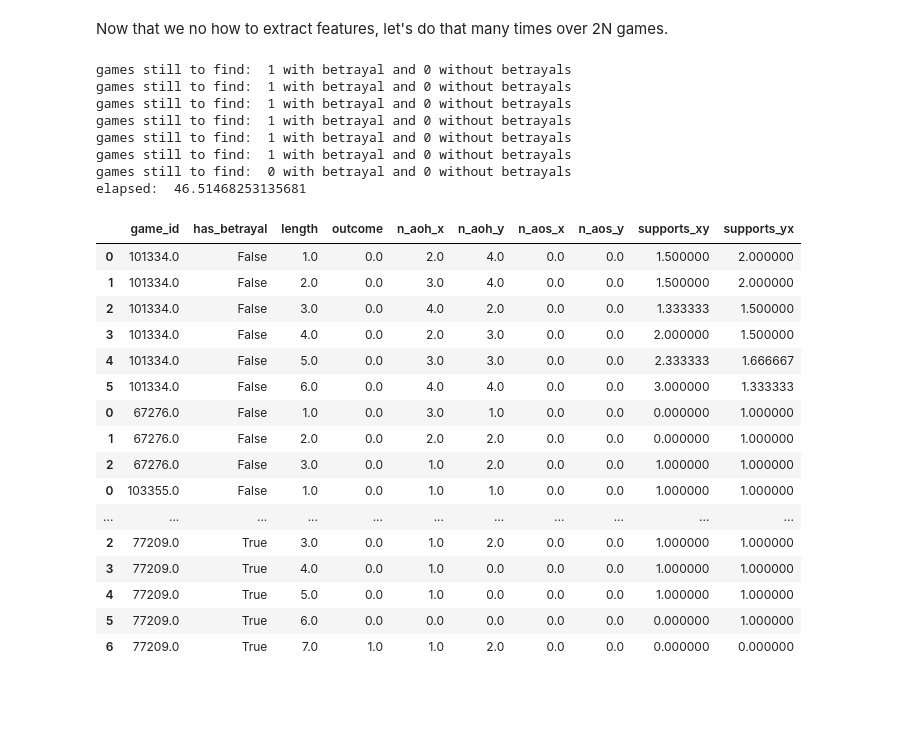
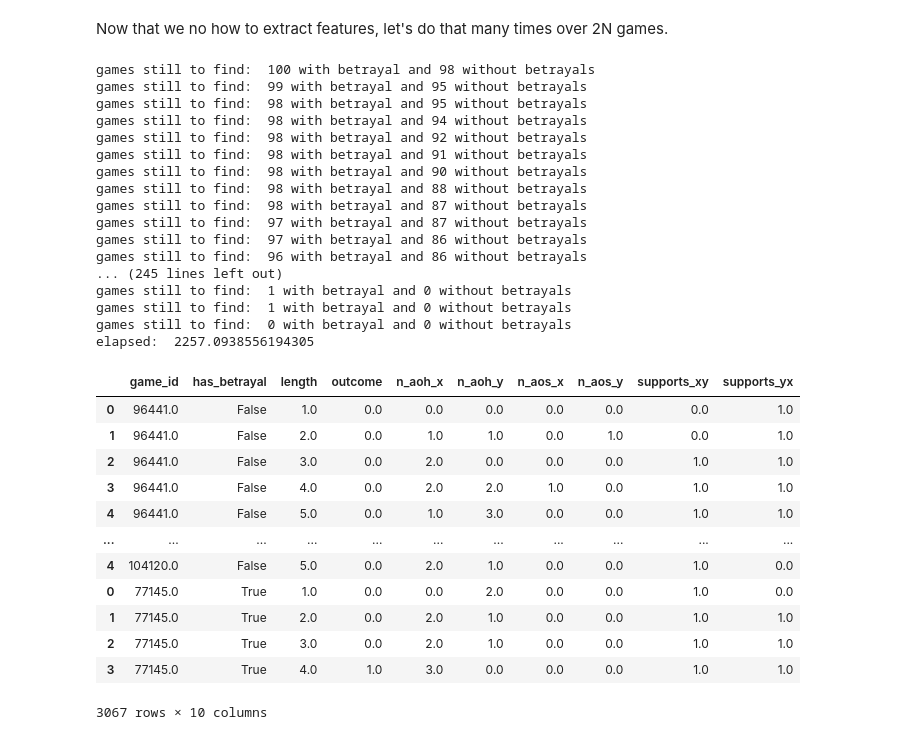
Before and after one commit to epfl-ada/ada-2020-project-milestone-p3-p3_chic, a Jupyter notebook: p4.ipynb, the cells around one changed output. Cells and saved outputs as stored; diff of their text form; code cells hidden in the pictures; blank space fills up the shorter version.

```diff
--- a/p4.ipynb
+++ b/p4.ipynb
@@ -700,7 +700,7 @@ min          2.000000
 max        467.000000
 Name: num_turns, dtype: float64
 # %%
-N = 500
+N = 0
 n_games = N
 verbose = False
 game_ids = []
@@ -879,7 +863,7 @@ get_features(game_id,True , friendship, friendly_orders, hostile_orders)
 Now that we no how to extract features, let's do that many times over 2N games.
 # %%
 ### Code to generate machine learning dataset
-N = 1
+N = 100
 verbose = False
 
 visited_ids = []
@@ -909,52 +893,58 @@ while n_betrayal or n_no_betrayal:
         has_betrayal = False
         if type(friendship[friendship != 0].iloc[-1]) == str:
             # there is a betrayal
             has_betrayal = True
             if n_betrayal:
                 n_betrayal -= 1
                 # todo: find features
         elif n_no_betrayal:
             # there wasn't a betrayal
             n_no_betrayal -= 1
 
         # 2. get the features
         game_features = get_features(game_id, has_betrayal, friendship, friendly_orders, hostile_orders)
         features = pd.concat([features, game_features])
 
 
     print("games still to find:  {} with betrayal and {} without betrayals".format(n_betrayal, n_no_betrayal))
     if verbose:
         print("Valid GAME was found: ", game_id)
         analyse_friendships(friendships)
         print("")
 e = time.time()
 
 print("elapsed: ", e-s)
-features.to_pickle("data/features1/features.pkl")
+## UNCOMMENT to save
+# features.to_pickle("data/features1/features.pkl")
 features
 # %% [output]
-games still to find:  1 with betrayal and 0 without betrayals
-games still to find:  1 with betrayal and 0 without betrayals
-games still to find:  1 with betrayal and 0 without betrayals
-games still to find:  1 with betrayal and 0 without betrayals
+games still to find:  100 with betrayal and 98 without betrayals
+games still to find:  99 with betrayal and 95 without betrayals
+games still to find:  98 with betrayal and 95 without betrayals
+games still to find:  98 with betrayal and 94 without betrayals
+games still to find:  98 with betrayal and 92 without betrayals
+games still to find:  98 with betrayal and 91 without betrayals
+games still to find:  98 with betrayal and 90 without betrayals
+games still to find:  98 with betrayal and 88 without betrayals
+games still to find:  98 with betrayal and 87 without betrayals
+games still to find:  97 with betrayal and 87 without betrayals
+games still to find:  97 with betrayal and 86 without betrayals
+games still to find:  96 with betrayal and 86 without betrayals
+... (245 lines left out)
 games still to find:  1 with betrayal and 0 without betrayals
 games still to find:  1 with betrayal and 0 without betrayals
 games still to find:  0 with betrayal and 0 without betrayals
-elapsed:  46.51468253135681
+elapsed:  2257.0938556194305
 |  | game_id | has_betrayal | length | outcome | n_aoh_x | n_aoh_y | n_aos_x | n_aos_y | supports_xy | supports_yx |
-| 0 | 101334.0 | False | 1.0 | 0.0 | 2.0 | 4.0 | 0.0 | 0.0 | 1.500000 | 2.000000 |
-| 1 | 101334.0 | False | 2.0 | 0.0 | 3.0 | 4.0 | 0.0 | 0.0 | 1.500000 | 2.000000 |
-| 2 | 101334.0 | False | 3.0 | 0.0 | 4.0 | 2.0 | 0.0 | 0.0 | 1.333333 | 1.500000 |
-| 3 | 101334.0 | False | 4.0 | 0.0 | 2.0 | 3.0 | 0.0 | 0.0 | 2.000000 | 1.500000 |
-| 4 | 101334.0 | False | 5.0 | 0.0 | 3.0 | 3.0 | 0.0 | 0.0 | 2.333333 | 1.666667 |
-| 5 | 101334.0 | False | 6.0 | 0.0 | 4.0 | 4.0 | 0.0 | 0.0 | 3.000000 | 1.333333 |
-| 0 | 67276.0 | False | 1.0 | 0.0 | 3.0 | 1.0 | 0.0 | 0.0 | 0.000000 | 1.000000 |
-| 1 | 67276.0 | False | 2.0 | 0.0 | 2.0 | 2.0 | 0.0 | 0.0 | 0.000000 | 1.000000 |
-| 2 | 67276.0 | False | 3.0 | 0.0 | 1.0 | 2.0 | 0.0 | 0.0 | 1.000000 | 1.000000 |
-| 0 | 103355.0 | False | 1.0 | 0.0 | 1.0 | 1.0 | 0.0 | 0.0 | 1.000000 | 1.000000 |
+| 0 | 96441.0 | False | 1.0 | 0.0 | 0.0 | 0.0 | 0.0 | 0.0 | 0.0 | 1.0 |
+| 1 | 96441.0 | False | 2.0 | 0.0 | 1.0 | 1.0 | 0.0 | 1.0 | 0.0 | 1.0 |
+| 2 | 96441.0 | False | 3.0 | 0.0 | 2.0 | 0.0 | 0.0 | 0.0 | 1.0 | 1.0 |
+| 3 | 96441.0 | False | 4.0 | 0.0 | 2.0 | 2.0 | 1.0 | 0.0 | 1.0 | 1.0 |
+| 4 | 96441.0 | False | 5.0 | 0.0 | 1.0 | 3.0 | 0.0 | 0.0 | 1.0 | 1.0 |
 | ... | ... | ... | ... | ... | ... | ... | ... | ... | ... | ... |
-| 2 | 77209.0 | True | 3.0 | 0.0 | 1.0 | 2.0 | 0.0 | 0.0 | 1.000000 | 1.000000 |
-| 3 | 77209.0 | True | 4.0 | 0.0 | 1.0 | 0.0 | 0.0 | 0.0 | 1.000000 | 1.000000 |
-| 4 | 77209.0 | True | 5.0 | 0.0 | 1.0 | 0.0 | 0.0 | 0.0 | 1.000000 | 1.000000 |
-| 5 | 77209.0 | True | 6.0 | 0.0 | 0.0 | 0.0 | 0.0 | 0.0 | 0.000000 | 1.000000 |
-| 6 | 77209.0 | True | 7.0 | 1.0 | 1.0 | 2.0 | 0.0 | 0.0 | 0.000000 | 0.000000 |
+| 4 | 104120.0 | False | 5.0 | 0.0 | 2.0 | 1.0 | 0.0 | 0.0 | 1.0 | 0.0 |
+| 0 | 77145.0 | True | 1.0 | 0.0 | 0.0 | 2.0 | 0.0 | 0.0 | 1.0 | 0.0 |
+| 1 | 77145.0 | True | 2.0 | 0.0 | 2.0 | 1.0 | 0.0 | 0.0 | 1.0 | 1.0 |
+| 2 | 77145.0 | True | 3.0 | 0.0 | 2.0 | 1.0 | 0.0 | 0.0 | 1.0 | 1.0 |
+| 3 | 77145.0 | True | 4.0 | 1.0 | 3.0 | 0.0 | 0.0 | 0.0 | 1.0 | 1.0 |
+3067 rows × 10 columns
```
Also changed, not shown: parts of 4 cells of this notebook, 1 other file.
